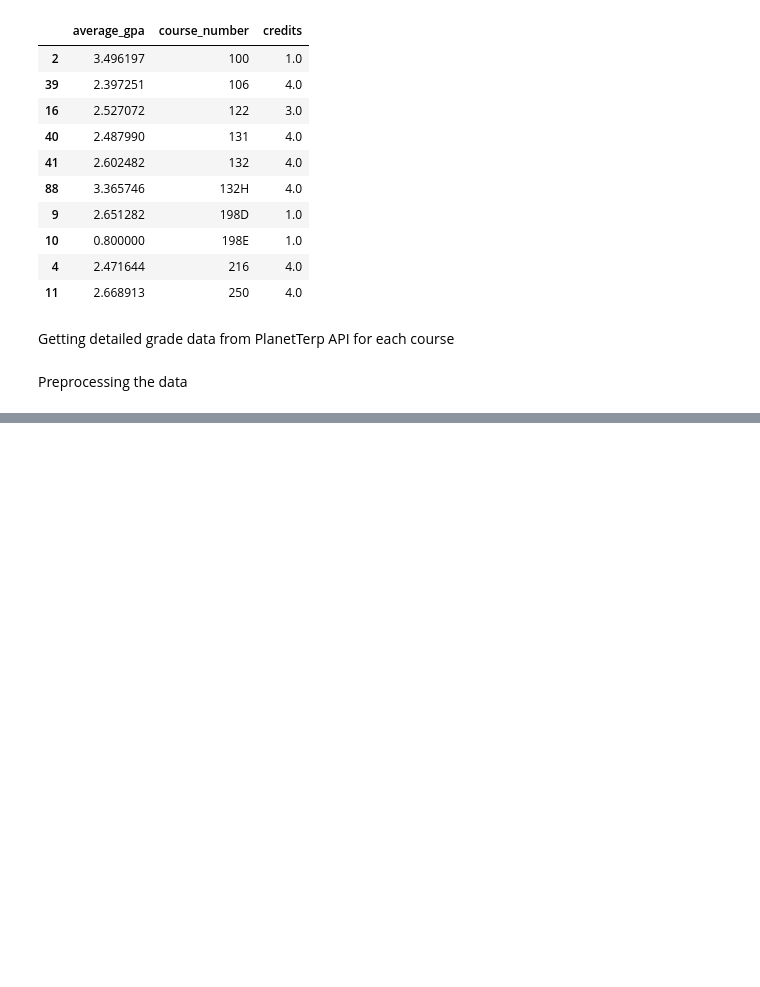
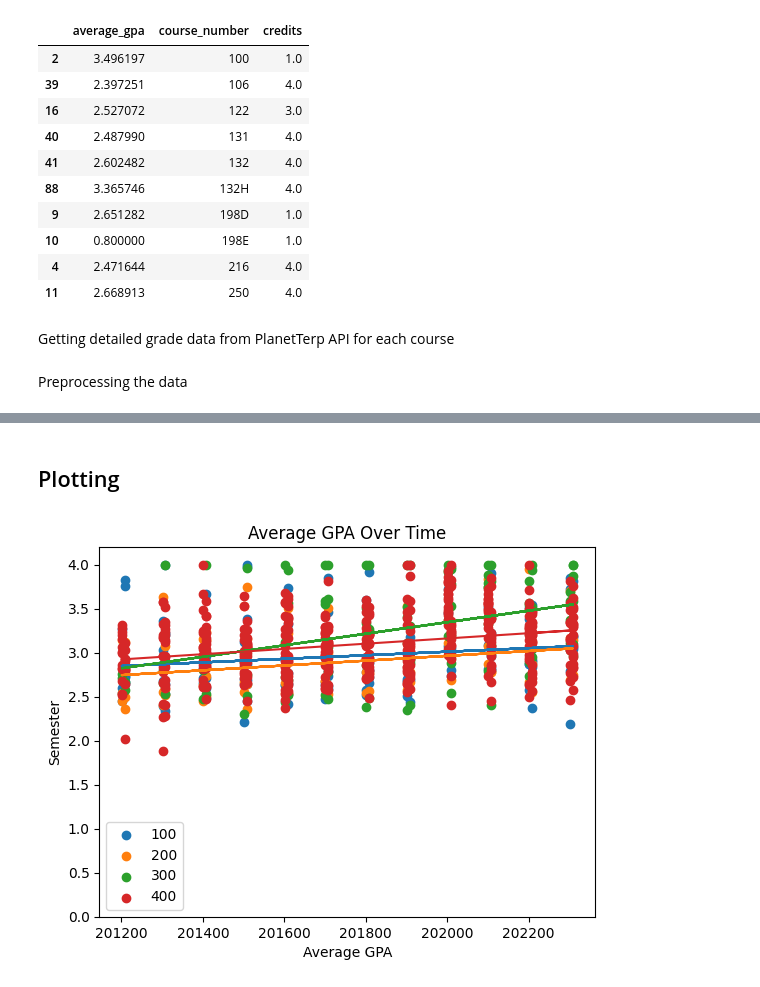
Before and after one commit to jihyopark/cmsc320-final-tutorial, a Jupyter notebook: final_tutorial.ipynb, the cells around one changed output, grey strips where cells are left out. Drawn from its saved outputs; the diff is of its cells as text; code cells hidden in the pictures; blank space fills up the shorter version.

Commit message:
plotting

```diff
--- a/final_tutorial.ipynb
+++ b/final_tutorial.ipynb
@@ -117,0 +121,25 @@ df.head(20)
+# %% [markdown]
+## Plotting
+# %%
+import matplotlib.pyplot as plt  # type: ignore
+
+for level in [100,200,300,400]:
+    course_data = df.loc[df["level"] == level]
+
+    x = course_data["semester"]
+    y = course_data["avg_gpa"]
+
+    plt.scatter(x, y, label=level)
+
+    m, b = np.polyfit(x, y, 1)
+    plt.plot(x, m * x + b)
+
+plt.title("Average GPA Over Time")
+plt.ylabel('Semester')
+plt.xlabel('Average GPA')
+plt.legend()
+plt.ylim(0, 4.2)
+
+plt.show()
+# %% [output]
+[figure, added]
```
Also changed, not shown: parts of 5 cells of this notebook.
